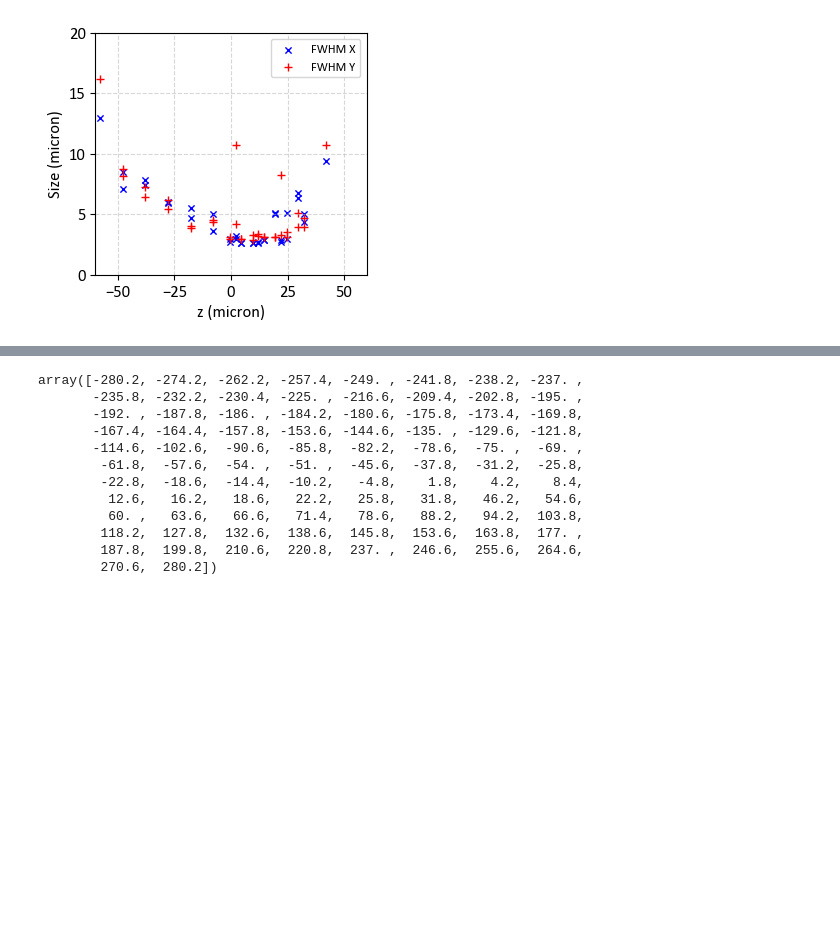
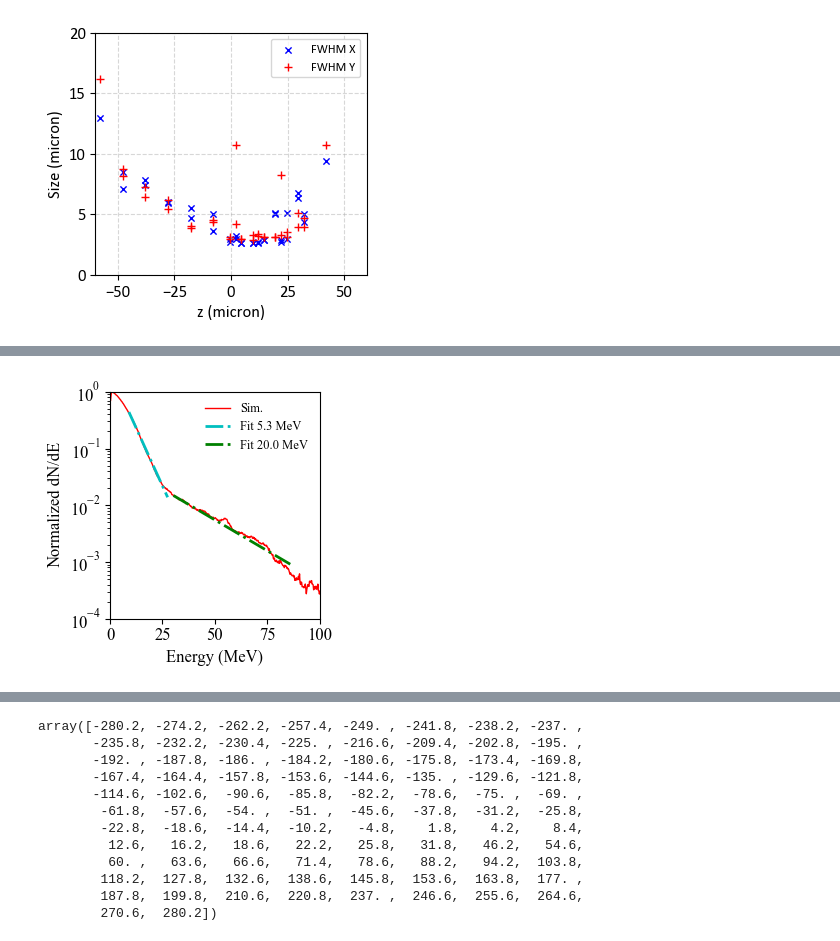
Before and after one commit to weipengyao/scripts, a Jupyter notebook: ms_f1_figs.ipynb, the cells around one changed output, grey strips where cells are left out. Saved outputs shown, nothing was run; the diff lists cells and outputs as text; code cells hidden in the pictures; blank space fills up the shorter version.

```diff
--- a/ms_f1_figs.ipynb
+++ b/ms_f1_figs.ipynb
@@ -192,0 +346,7 @@ math.factorial(abs(l1))
+# %%
+start_point = 35  # 5 MeV
+end_point = 110    # 24 MeV
+fitmethod =  'leastsq' #'leastsq' #'tnc' 'cg' 'differential_evolution'
+ttt = -1
+
+y_ndpm, kT_ndpm, redchi_ndpm = fitting(ene[ttt], start_point, end_point)
@@ -192,0 +373,10 @@ math.factorial(abs(l1))
+# %%
+start_point2 = 120  # 5 MeV
+end_point2 = 350    # 24 MeV
+fitmethod =  'leastsq' #'leastsq' #'tnc' 'cg' 'differential_evolution'
+ttt = -1
+
+y_ndpm2, kT_ndpm2, redchi_ndpm2 = fitting(ene[ttt], start_point2, end_point2)
+
+kt = 20
+yy = temp(xx[start_point2:end_point2], 1.2e-4, kt)
@@ -192,0 +403,38 @@ math.factorial(abs(l1))
+# %%
+width  = 3.14 *1.0
+height = width
+
+fig, ax = plt.subplots()
+fig.subplots_adjust(left=.15, bottom=.16, right=.99, top=.97)
+
+ax.semilogy(xx,ene[ttt]/ene[ttt].max(), color='r',lw=1.0,
+             linestyle='-',
+             label='Sim.',
+           )
+
+ax.semilogy(xx[start_point:end_point], y_ndpm/ene[ttt].max(),
+            '-.c', linewidth=2.0, markersize=6,
+            mfc='none',mew=1,
+            label='Fit {:.1f} MeV'.format(kT_ndpm))
+
+ax.semilogy(xx[start_point2:end_point2], yy/ene[ttt].max(),
+            '-.g', linewidth=2.0, markersize=6,
+            mfc='none',mew=1,
+            label='Fit {:.1f} MeV'.format(kt))
+
+
+ax.set_xlim([0,100])
+ax.set_ylim([1e-4,1e0])
+# ax.set_yticks([1, 1e-2, 1e-4])
+# plt.title('time = '+str(tt[ts])+' fs')
+# ax.grid(which='both',linestyle='--',alpha=0.5)
+ax.set_xlabel('Energy (MeV)')
+ax.set_ylabel('Normalized dN/dE')
+
+ax.legend(fancybox=False, frameon=False)
+fig.set_size_inches(width, height)
+fig.tight_layout()
+
+# fig.savefig('/Users/yao/Desktop/spec_e.pdf',dpi=600)
+# %% [output]
+[figure, added]
```
Also changed, not shown: parts of 22 cells of this notebook, 5 other files.
